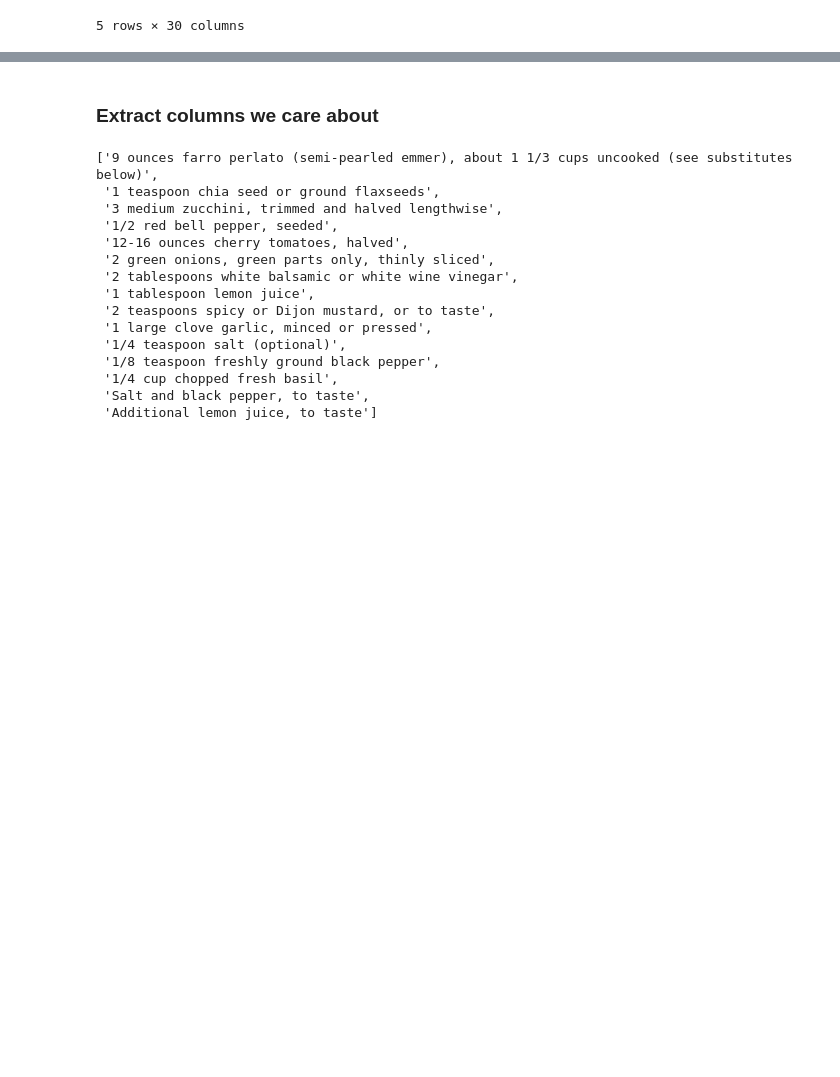
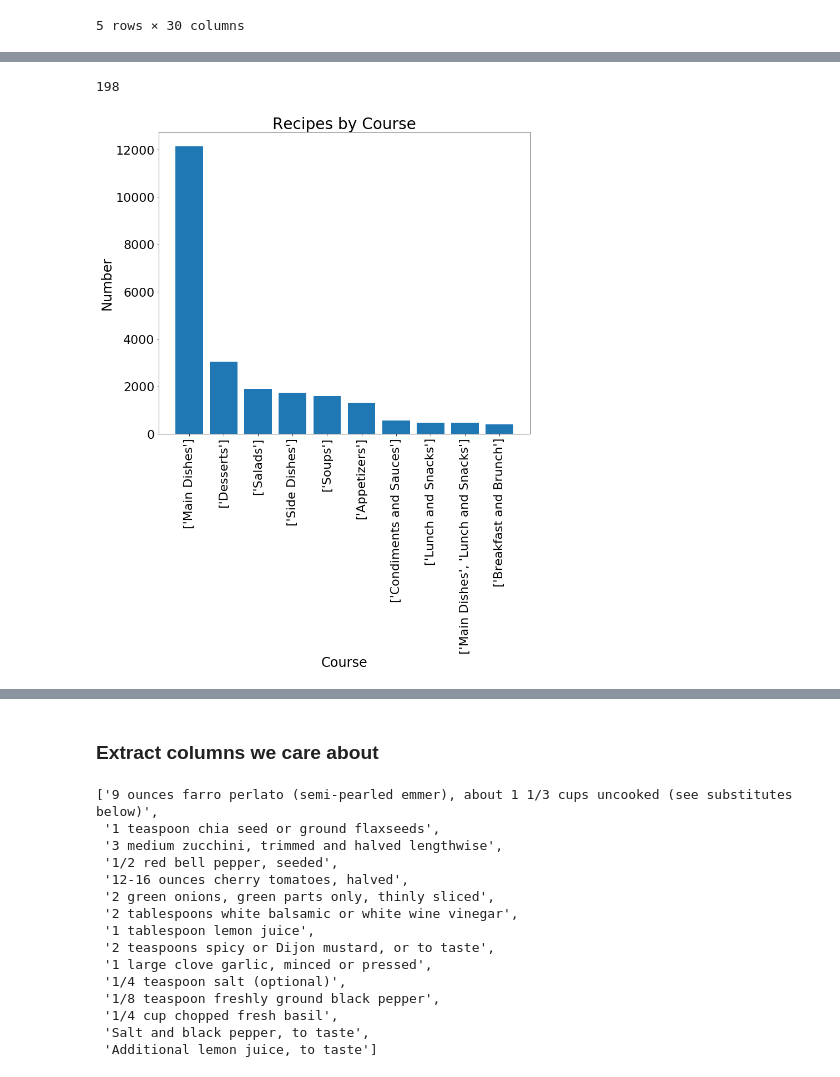
Before and after one commit to mjschillawski/capstone_project, a Jupyter notebook: EDA_and_ScratchPad.ipynb, the cells around one changed output, grey strips where cells are left out. Saved outputs shown, nothing was run; the diff lists cells and outputs as text; code cells hidden in the pictures; blank space fills up the shorter version.

```diff
--- a/EDA_and_ScratchPad.ipynb
+++ b/EDA_and_ScratchPad.ipynb
@@ -122,0 +119,4 @@ recipes.head()
+# %%
+z = recipes.groupby('attributes.course')['ingredientLines']\
+    .count().sort_values(ascending=False)
+z.head(10)
@@ -122,0 +136,15 @@ recipes.head()
+# %%
+print(len(z))
+# %% [output]
+198
+# %%
+# distribution of courses
+fig, ax = plt.subplots(figsize=(12,10))
+ax.bar(z.index[0:10],z[0:10])
+_=plt.xticks(fontsize=22,rotation=90)
+_=plt.xlabel('Course',fontsize=24)
+_=plt.ylabel('Number',fontsize=24)
+_=plt.yticks(fontsize=22)
+_=plt.title('Recipes by Course',fontsize=28)
+# %% [output]
+[figure, added]
```
Also changed, not shown: parts of 12 cells of this notebook, 7 other files.
